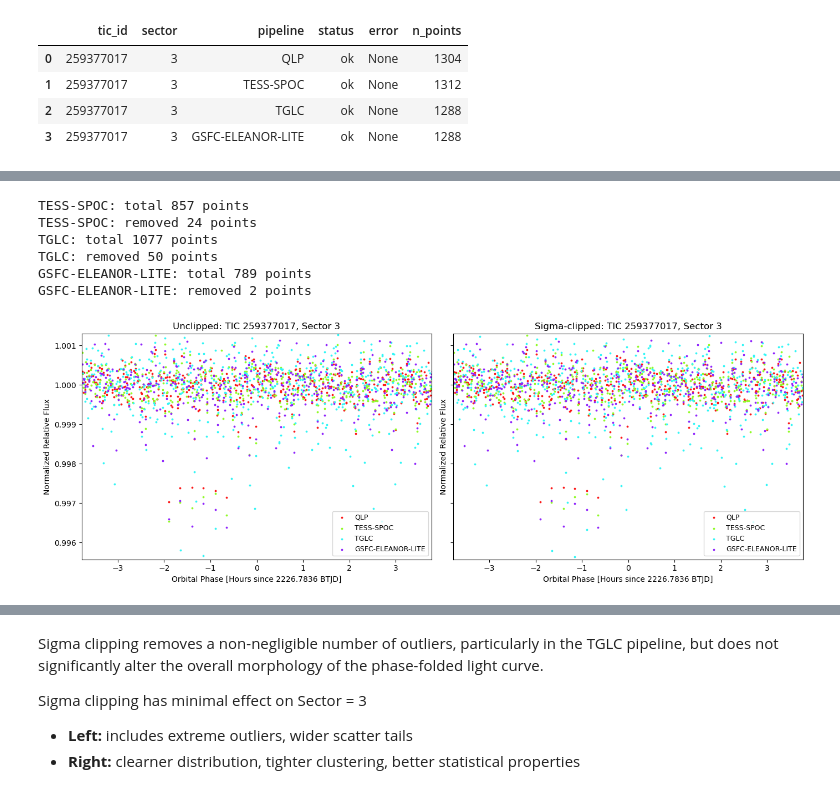
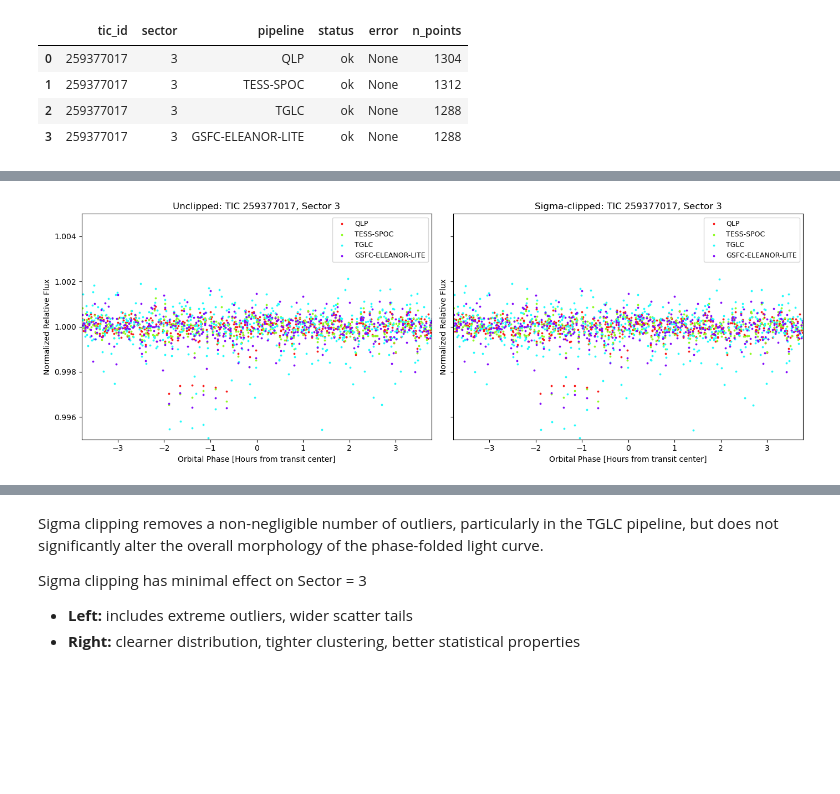
Before and after one commit to madelinejmg/project2026, a Jupyter notebook: main/NEMESIS_SPOC_QLP_TGLC_comparisons.ipynb, the cells around one changed output, grey strips where cells are left out. Cells and saved outputs as stored; diff of their text form; code cells hidden in the pictures; blank space fills up the shorter version.

```diff
--- a/main/NEMESIS_SPOC_QLP_TGLC_comparisons.ipynb
+++ b/main/NEMESIS_SPOC_QLP_TGLC_comparisons.ipynb
@@ -41,7 +41,9 @@ for P in pipelines:
         exptime=DEFAULT_CADENCE,
         Sector=Sector,
         pipeline=P,
-        downloadpath=DEFAULT_DOWNLOADPATH
+        downloadpath=DEFAULT_DOWNLOADPATH,
+        verbose=True,
+        choose_first_timeseries=True
     )
 
     globals()[f"{P}_newLC_masked"]=globals()[f"{P}_newLC"].loc[globals()[f"{P}_newLC"]['quality']==0]
@@ -254,9 +258,10 @@ plt.show()
 ----
 ### Multi-pipeline ingestion
 # %%
-results = collect_lightcurves_for_target(
+sector3 = 3
+sector3_results = collect_lightcurves_for_target(
     tic_id=ID,
-    sector=Sector,
+    sector=sector3,
     pipelines=pipelines,
     downloadpath=DEFAULT_DOWNLOADPATH,
     radius=DEFAULT_RADIUS,
@@ -296,7 +317,7 @@ results["QLP"]["standardized"].head()
 # %%
 sector3_rows = []
 
-for p, info in results.items():
+for p, info in sector3_results.items():
     sector3_rows.append({
         "tic_id": info["tic_id"],
         "sector": info["sector"],
@@ -323,23 +342,38 @@ results;
 # %%
 fig, axes = plt.subplots(1, 2, figsize=(14, 5), sharex=True, sharey=True)
 
-all_flux_unclipped = []
-all_flux_clipped = []
+corrected_epochs = {}
+
+epoch_btjd = target_T0
+period = target_P
+
+sector3_all_flux_unclipped = []
+sector3_all_flux_clipped = []
 
 for i in range(len(pipelines)):
     p = pipelines[i]
-    info = results[p]
+    info = sector3_results[p]
     C = pipeline_colors[i]
 
     if info["status"] != "ok":
-        print(f"Skipping {p}: {info['error']}")
+        #print(f"Skipping {p}: {info['error']}")
+        corrected_epochs[p] = None
         continue
 
     lc_to_plot = info["standardized_masked"]
     if lc_to_plot is None or lc_to_plot.empty:
         lc_to_plot = info["standardized"]
 
+    if lc_to_plot is None or lc_to_plot.empty:
+        corrected_epochs[p] = None
+        continue
+
+    t_first = lc_to_plot["time"].min()
+
     flux = lc_to_plot["flux_corr"].to_numpy()
+    n_first = int(np.ceil((t_first - epoch_btjd) / period))
+    # NOTE: the nearrest predicted transit
+    corrected_epochs[p] = epoch_btjd + n_first * period
     flux_norm = flux / np.nanmedian(flux)
 
     clipped = sigma_clip(flux_norm, sigma=3, sigma_lower=7, sigma_upper=3, maxiters=5)
@@ -356,7 +390,8 @@ for i in range(len(pipelines)):
         target=target,
         lc=lc_to_plot,
         color=C,
-        label=p
+        label=p,
+        T0=corrected_epochs[p]
     )
 
     plot_phasefolded(
@@ -364,28 +399,33 @@ for i in range(len(pipelines)):
         target=target,
         lc=lc_clean,
         color=C,
-        label=p
+        label=p,
+        T0=corrected_epochs[p]
     )
 
-    all_flux_unclipped.append(flux_norm)
-    all_flux_clipped.append(flux_norm[good])
+    sector3_all_flux_unclipped.append(flux_norm)
+    sector3_all_flux_clipped.append(flux_norm[good])
 
-all_flux_unclipped = np.concatenate(all_flux_unclipped)
-all_flux_clipped = np.concatenate(all_flux_clipped)
+if len(sector3_all_flux_unclipped) > 0:
+    all_flux_unclipped = np.concatenate(sector3_all_flux_unclipped)
+    axes[0].set_ylim(
+        #np.nanpercentile(all_flux_unclipped, 1),
+        #np.nanpercentile(all_flux_unclipped, 99)
+        0.995, 1.005
+    )
 
-axes[0].set_ylim(
-    np.nanpercentile(all_flux_unclipped, 1),
-    np.nanpercentile(all_flux_unclipped, 99)
-)
-
-axes[1].set_ylim(
-    np.nanpercentile(all_flux_clipped, 1),
-    np.nanpercentile(all_flux_clipped, 99)
-)
+if len(sector3_all_flux_clipped) > 0:
+    all_flux_clipped = np.concatenate(sector3_all_flux_clipped)
+    axes[1].set_ylim(
+        #np.nanpercentile(all_flux_clipped, 1),
+        #np.nanpercentile(all_flux_clipped, 99)
+        0.995, 1.005
+    )
 
 for ax in axes:
     #ax.set_xlim(-3, 3)
-    ax.set_xlabel(f"Orbital Phase [Hours since {np.round(target['Orbital Epoch Value'].item(), 4)} BTJD]")
+    #ax.set_xlabel(f"Orbital Phase [Hours since {np.round(target['Orbital Epoch Value'].item(), 4)} BTJD]")
+    ax.set_xlabel("Orbital Phase [Hours from transit center]")
     ax.set_ylabel("Normalized Relative Flux")
     ax.legend(loc="best", fontsize=9)
 
@@ -402,7 +448 @@ WARNING:astroquery:Input data contains invalid values (NaNs or infs), which were
-TESS-SPOC: total 857 points
-TESS-SPOC: removed 24 points
-TGLC: total 1077 points
-TGLC: removed 50 points
-GSFC-ELEANOR-LITE: total 789 points
-GSFC-ELEANOR-LITE: removed 2 points
-[figure, old version]
+[figure, new version]
```
Also changed, not shown: parts of 18 cells of this notebook, 3 other files.
